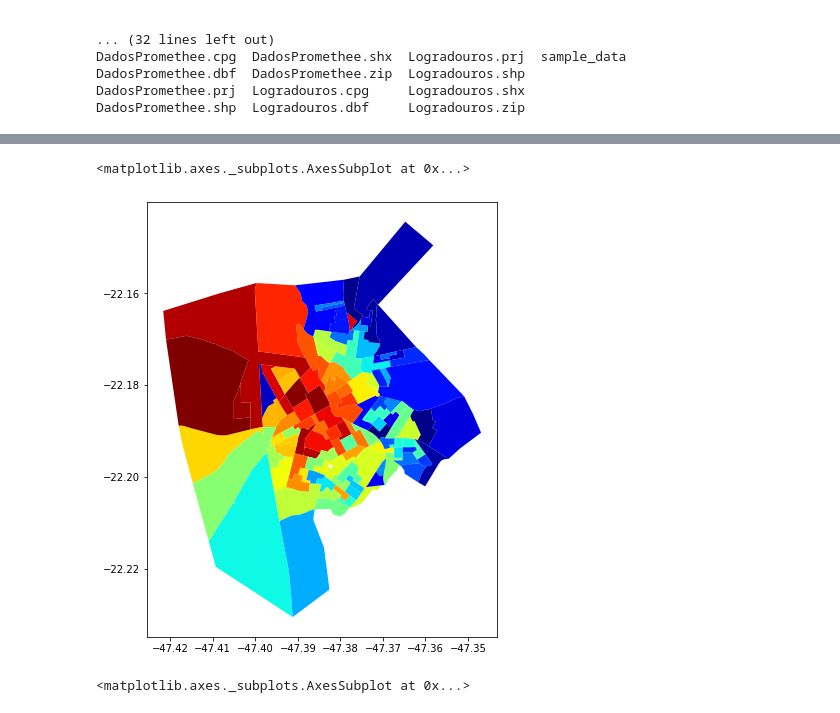
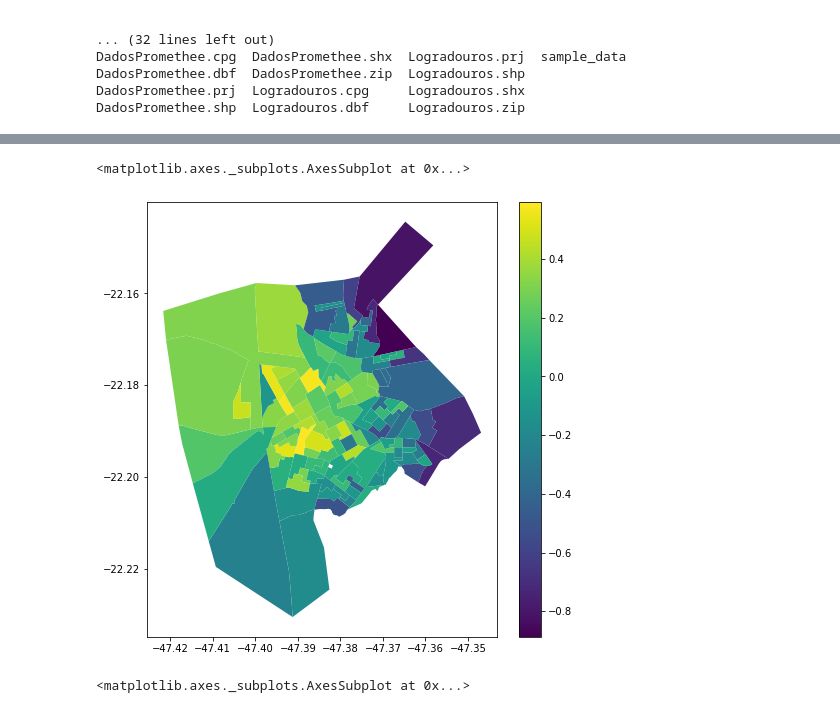
Before and after one commit to julianovale/MCDA, a Jupyter notebook: 0011_Trabalho_INSID_PrometheeII.ipynb, the cells around one changed output, grey strips where cells are left out. Cells and saved outputs as stored; diff of their text form; code cells hidden in the pictures.

```diff
--- a/0011_Trabalho_INSID_PrometheeII.ipynb
+++ b/0011_Trabalho_INSID_PrometheeII.ipynb
@@ -194,7 +194,7 @@ def main(a, b):
     d = (['u', 'u', 'u', 'u', 'u'])
 
     # weights of criteria
-    w = array([0.4, 0.3, 0.1, 0.2])
+    w = array([0.159, 0.108, 0.194, 0.247, 0.292])
 
     # final results
     final_net_flows = promethee(x, p, c, d, w)
@@ -279,0 +317,2 @@ setores.head()
+# %%
+setores['phi'] = gpd.GeoSeries(bubu)
@@ -300,10 +358,10 @@ array([[-0.81,  0.64,  0.76,  0.57,  0.98],
        [ 0.29,  0.03, -0.98, -0.97, -0.55],
        [ 0.84,  0.38, -0.71, -0.18, -0.67]])
 # %%
-setores.plot(cmap = 'jet', column ='Renda', figsize = (8,8)) # colorido por Renda
+setores.plot(cmap = 'viridis', column ='phi', figsize = (8,8), legend=True) # colorido por Renda
 # %% [output]
 <matplotlib.axes._subplots.AxesSubplot at 0x...>
-[figure, old version]
+[figure, new version]
 # %%
 logradouros = gpd.read_file('Logradouros.shp')
 logradouros.drop([7778], inplace=True)
```
Also changed, not shown: parts of 7 cells of this notebook.
